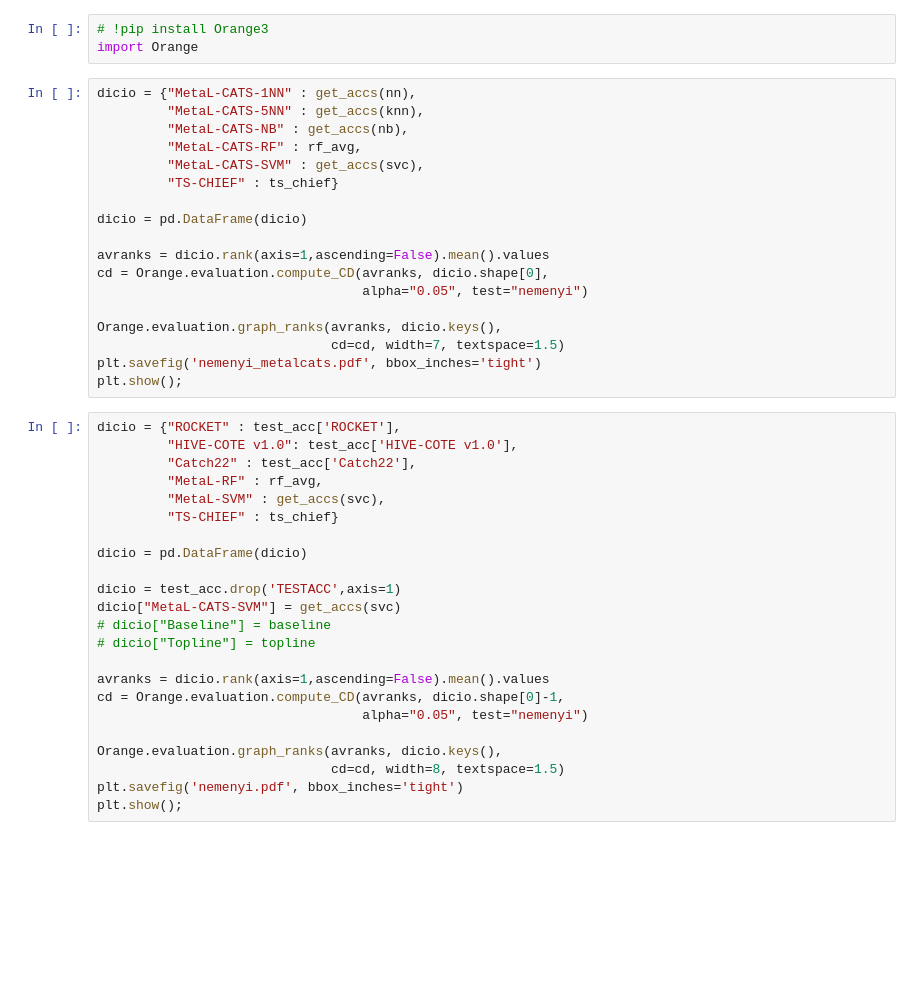
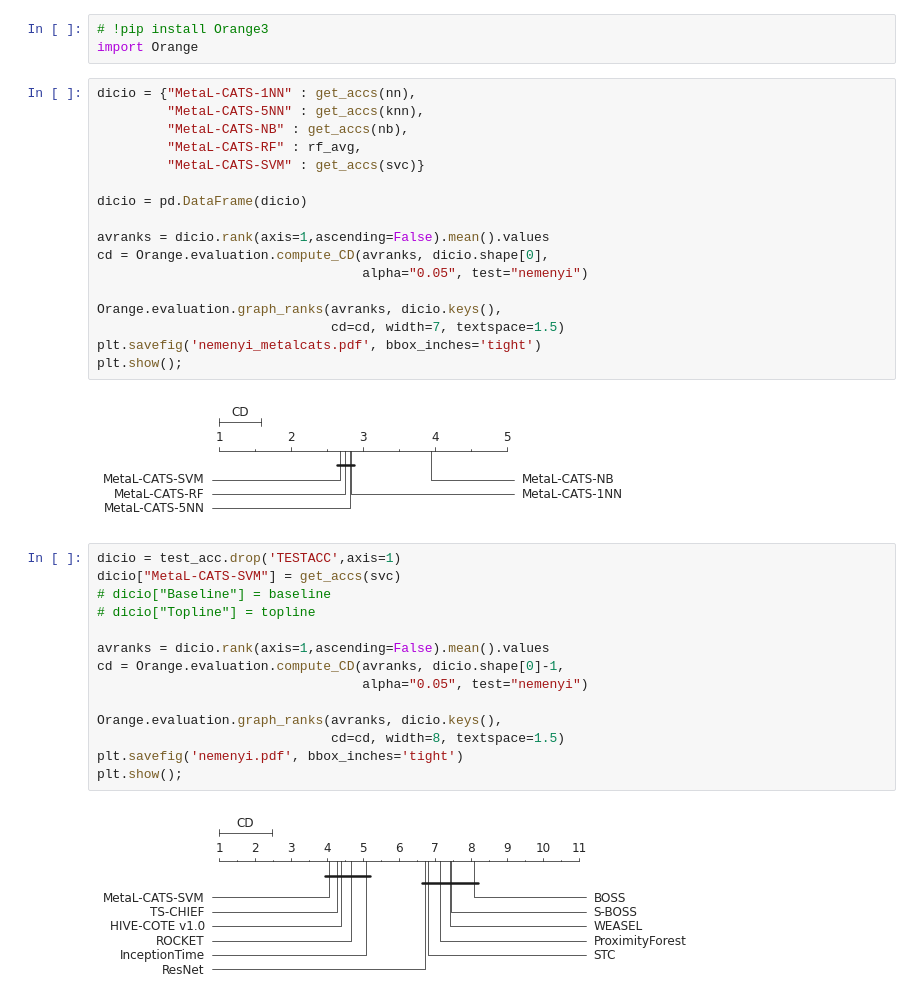
Before and after one commit to diegofurts/metalcats, a Jupyter notebook: reproducibility.ipynb, the cells around one changed output. Saved outputs shown, nothing was run; the diff lists cells and outputs as text; blank space fills up the shorter version.

```diff
--- a/reproducibility.ipynb
+++ b/reproducibility.ipynb
@@ -294,31 +520,23 @@ import Orange
 # %%
 dicio = {"MetaL-CATS-1NN" : get_accs(nn),
          "MetaL-CATS-5NN" : get_accs(knn),
          "MetaL-CATS-NB" : get_accs(nb),
          "MetaL-CATS-RF" : rf_avg,
-         "MetaL-CATS-SVM" : get_accs(svc),
-         "TS-CHIEF" : ts_chief}
+         "MetaL-CATS-SVM" : get_accs(svc)}
 
 dicio = pd.DataFrame(dicio)
 
 avranks = dicio.rank(axis=1,ascending=False).mean().values
 cd = Orange.evaluation.compute_CD(avranks, dicio.shape[0],
                                   alpha="0.05", test="nemenyi")
 
 Orange.evaluation.graph_ranks(avranks, dicio.keys(),
                               cd=cd, width=7, textspace=1.5)
 plt.savefig('nemenyi_metalcats.pdf', bbox_inches='tight')
 plt.show();
+# %% [output]
+[figure, added]
 # %%
-dicio = {"ROCKET" : test_acc['ROCKET'],
-         "HIVE-COTE v1.0": test_acc['HIVE-COTE v1.0'],
-         "Catch22" : test_acc['Catch22'],
-         "MetaL-RF" : rf_avg,
-         "MetaL-SVM" : get_accs(svc),
-         "TS-CHIEF" : ts_chief}
-
-dicio = pd.DataFrame(dicio)
-
 dicio = test_acc.drop('TESTACC',axis=1)
 dicio["MetaL-CATS-SVM"] = get_accs(svc)
 # dicio["Baseline"] = baseline
@@ -332,3 +550,5 @@ Orange.evaluation.graph_ranks(avranks, dicio.keys(),
                               cd=cd, width=8, textspace=1.5)
 plt.savefig('nemenyi.pdf', bbox_inches='tight')
 plt.show();
+# %% [output]
+[figure, added]
```
Also changed, not shown: parts of 24 cells of this notebook, 2 other files.
